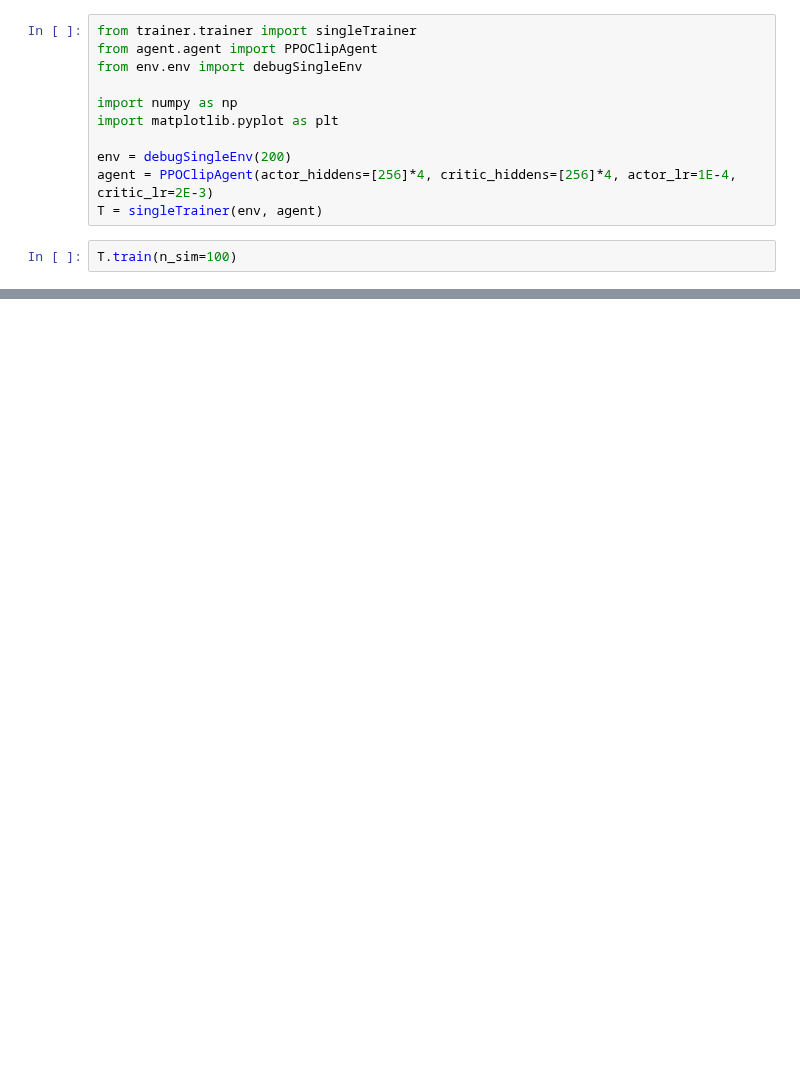
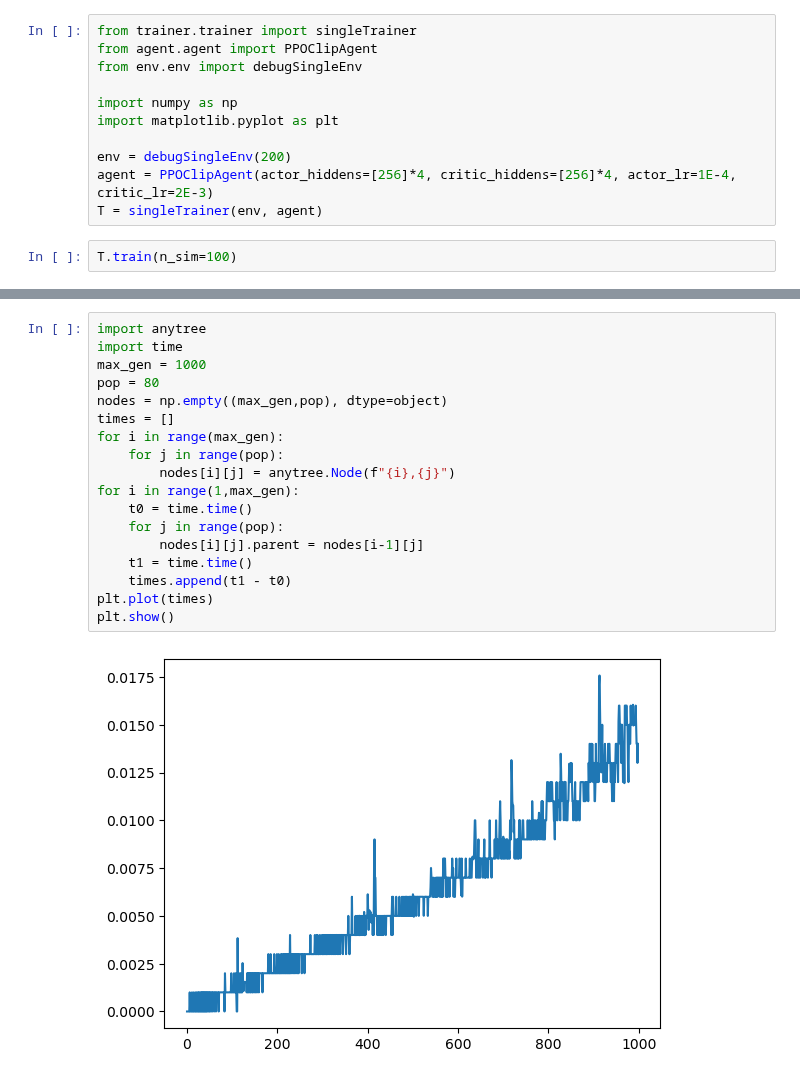
Before and after one commit to liziyao99/multi-debris-avoidance, a Jupyter notebook: test.ipynb, the cells around one changed output, grey strips where cells are left out. Cells and saved outputs as stored; diff of their text form; blank space fills up the shorter version.

```diff
--- a/test.ipynb
+++ b/test.ipynb
@@ -99,0 +122,20 @@ T.train(n_episode=4)
+# %%
+import anytree
+import time
+max_gen = 1000
+pop = 80
+nodes = np.empty((max_gen,pop), dtype=object)
+times = []
+for i in range(max_gen):
+    for j in range(pop):
+        nodes[i][j] = anytree.Node(f"{i},{j}")
+for i in range(1,max_gen):
+    t0 = time.time()
+    for j in range(pop):
+        nodes[i][j].parent = nodes[i-1][j]
+    t1 = time.time()
+    times.append(t1 - t0)
+plt.plot(times)
+plt.show()
+# %% [output]
+[figure, added]
```
Also changed, not shown: parts of 9 cells of this notebook, 4 other files.
